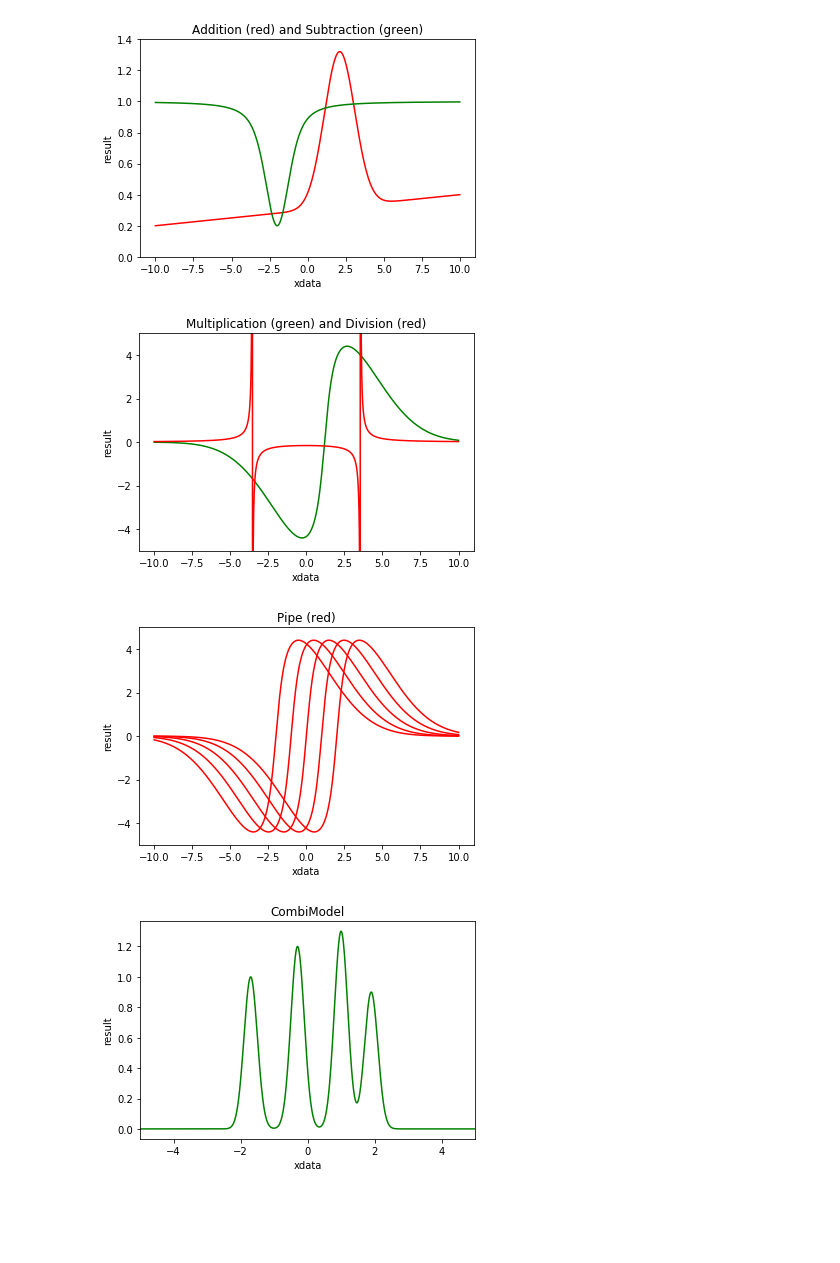
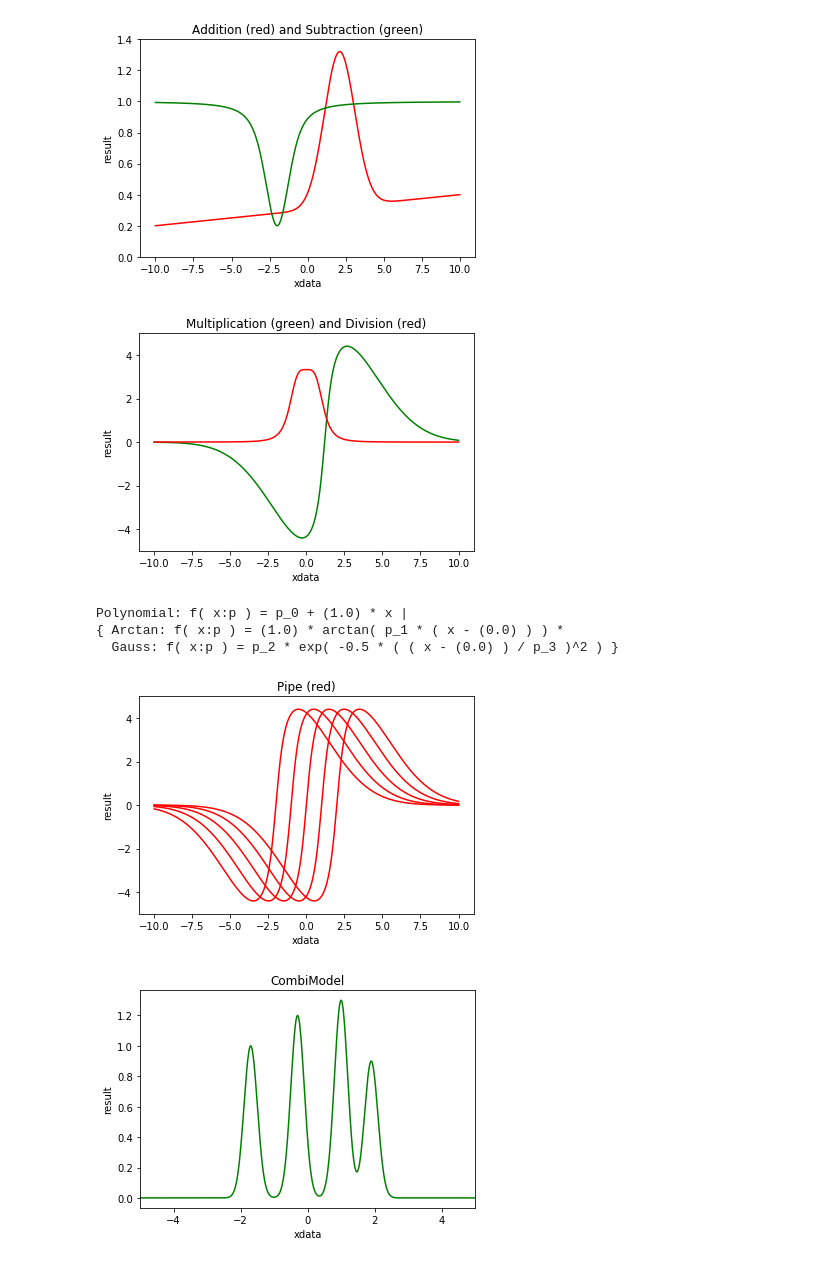
Before and after one commit to dokester/BayesicFitting, a Jupyter notebook: BayesicFitting/documentation/images/manual.ipynb, the cells around one changed output. Saved outputs shown, nothing was run; the diff lists cells and outputs as text; code cells hidden in the pictures; blank space fills up the shorter version.

```diff
--- a/BayesicFitting/documentation/images/manual.ipynb
+++ b/BayesicFitting/documentation/images/manual.ipynb
@@ -62,25 +62,29 @@ plt.savefig( "manual-3.png", format="png" )
 # %% [output]
 [figure]
 # %%
+x = numpy.linspace( -10, 10, 1001 )
 m8 = ArctanModel( fixed={0:1.0} ) * GaussModel()
 p8 = [1.2, 2, 4.0, 1.2, 3.0]
 plt.plot( x, m8.result( x, p8 ), 'g-' )
 
-m9 = ConstantModel( values=1 ) / PolynomialModel( 2, fixed={1:0.0} )
-p9 = [-6.3, 0.5]
+m9 = PowerModel( 0 ) + PowerModel( 4.0 )
+m9 = ConstantModel( values=0.1 ) / m9
+m9 = ConstantModel( values=0.1 ) / ( PowerModel(0) + PowerModel(4) )
+p9 = [0.03, 0.02]
 plt.plot( x, m9.result( x, p9 ), 'r-' )
 
 plt.title( "Multiplication (green) and Division (red)")
 plt.xlabel( "xdata" )
 plt.ylabel( "result" )
 plt.ylim( -5, 5 )
 #plt.show()
 plt.savefig( "manual-4.png", format="png" )
 # %% [output]
-[figure, old version]
+[figure, new version]
 # %%
 m10 = ArctanModel( fixed={0:1.0,1:0.0} ) * GaussModel( fixed={1:0.0} )
 m11 = PolynomialModel( 1, fixed={1:1.0} ) | m10
+print( m11 )
 p11 = [-2., 2, 4.0, 3.0]
 
 for k in range( 5 ):
@@ -95,6 +99,9 @@ plt.ylim( -5, 5 )
 #plt.show()
 plt.savefig( "manual-5.png", format="png" )
 # %% [output]
+Polynomial: f( x:p ) = p_0 + (1.0) * x |
+{ Arctan: f( x:p ) = (1.0) * arctan( p_1 * ( x - (0.0) ) ) *
+  Gauss: f( x:p ) = p_2 * exp( -0.5 * ( ( x - (0.0) ) / p_3 )^2 ) }
 [figure]
 # %%
 gm = GaussModel()
```
Also changed, not shown: parts of 1 cell of this notebook, 4 other files.
